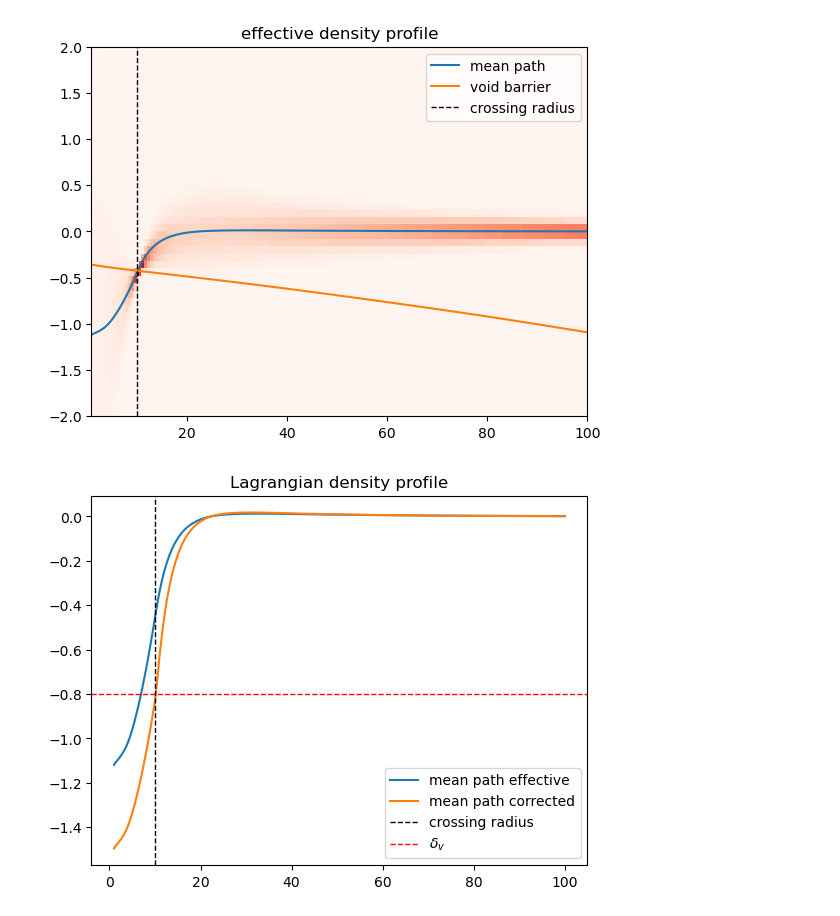
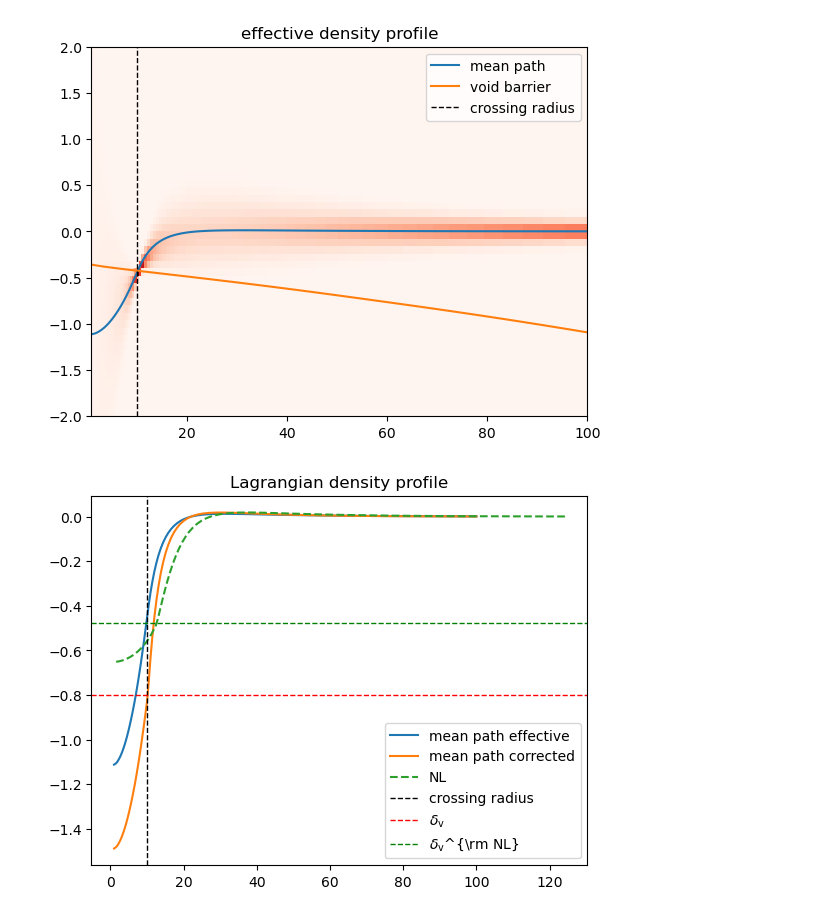
Before and after one commit to Giovanni-Verza/excursion_set_functions, a Jupyter notebook: examples/examples.ipynb, the cells around one changed output. Drawn from its saved outputs; the diff is of its cells as text; code cells hidden in the pictures.

Commit message:
plot

```diff
--- a/examples/examples.ipynb
+++ b/examples/examples.ipynb
@@ -190,17 +190,23 @@ plt.show()
   1.84  1.92  2.  ]
 [figure]
 # %%
+from excursion_set_functions.utilities import delta_NL_from_lin
+
 mean_path_corr = -FiltPath_mean[:,iR]
 mean_path_corr[:iR] *= -delta_v_lin/B[:iR]
 mean_path_corr[iR:] += delta_v_lin + B[iR]
 
 
 plt.plot(R,-FiltPath_mean[:,iR],label='mean path effective')
 plt.plot(R,mean_path_corr,label='mean path corrected')
+plt.plot(R*expansion_factor,delta_NL_from_lin(mean_path_corr),label='NL',ls='--')
 plt.axvline(R[iR],ls='--',c='k',lw=1,label='crossing radius')
-plt.axhline(delta_v_lin,ls='--',c='r',lw=1,label='$\delta_{v}$')
+plt.axhline(delta_v_lin,ls='--',c='r',lw=1,label='$\delta_{\\rm v}$')
+plt.axhline(delta_NL_from_lin(delta_v_lin),ls='--',c='g',lw=1,label='$\delta_{\\rm v}$^{\\rm NL}')
 plt.title('Lagrangian density profile')
 plt.legend()
+plt.xlabel('R')
+plt.ylabel('$\delta(R)$')
 plt.show()
 # %% [output]
-[figure, old version]
+[figure, new version]
```
Also changed, not shown: parts of 2 cells of this notebook, 1 other file.
